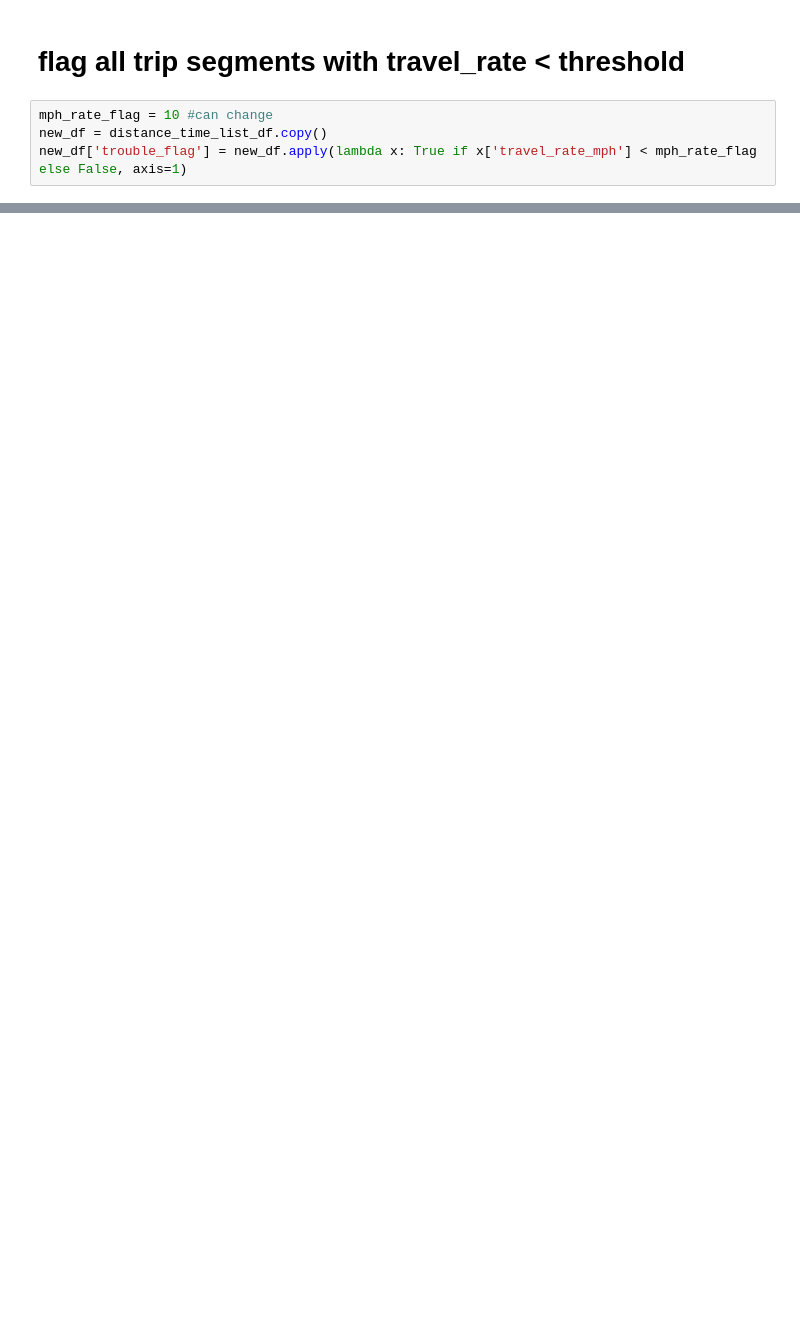
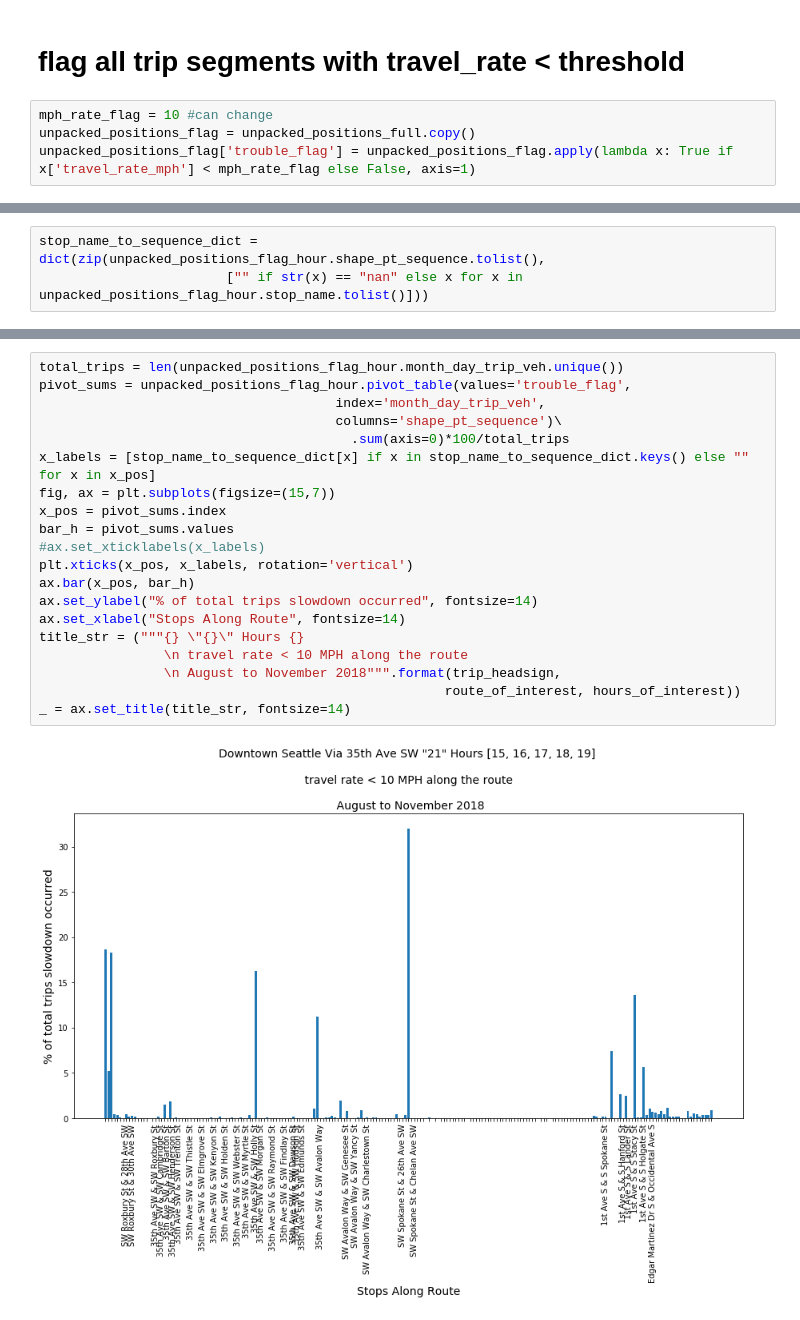
Before and after one commit to 350Seattle-Transportation-Team/gtfs-realtime, a Jupyter notebook: route_shape_process/03_calc_route_slowzone.ipynb, the cells around one changed output, grey strips where cells are left out. Drawn from its saved outputs; the diff is of its cells as text; blank space fills up the shorter version.

```diff
--- a/route_shape_process/03_calc_route_slowzone.ipynb
+++ b/route_shape_process/03_calc_route_slowzone.ipynb
@@ -159,5 +53,5 @@ if __name__ == "__main__":
 # flag all trip segments with travel_rate < threshold
 # %%
 mph_rate_flag = 10 #can change
-new_df = distance_time_list_df.copy()
-new_df['trouble_flag'] = new_df.apply(lambda x: True if x['travel_rate_mph'] < mph_rate_flag else False, axis=1)
+unpacked_positions_flag = unpacked_positions_full.copy()
+unpacked_positions_flag['trouble_flag'] = unpacked_positions_flag.apply(lambda x: True if x['travel_rate_mph'] < mph_rate_flag else False, axis=1)
@@ -177,0 +69,3 @@ new_df_true.head(3)
+# %%
+stop_name_to_sequence_dict = dict(zip(unpacked_positions_flag_hour.shape_pt_sequence.tolist(),
+                        ["" if str(x) == "nan" else x for x in unpacked_positions_flag_hour.stop_name.tolist()]))
@@ -177,0 +74,22 @@ new_df_true.head(3)
+# %%
+total_trips = len(unpacked_positions_flag_hour.month_day_trip_veh.unique())
+pivot_sums = unpacked_positions_flag_hour.pivot_table(values='trouble_flag',
+                                      index='month_day_trip_veh',
+                                      columns='shape_pt_sequence')\
+                                        .sum(axis=0)*100/total_trips
+x_labels = [stop_name_to_sequence_dict[x] if x in stop_name_to_sequence_dict.keys() else "" for x in x_pos]
+fig, ax = plt.subplots(figsize=(15,7))
+x_pos = pivot_sums.index
+bar_h = pivot_sums.values
+#ax.set_xticklabels(x_labels)
+plt.xticks(x_pos, x_labels, rotation='vertical')
+ax.bar(x_pos, bar_h)
+ax.set_ylabel("% of total trips slowdown occurred", fontsize=14)
+ax.set_xlabel("Stops Along Route", fontsize=14)
+title_str = ("""{} \"{}\" Hours {}
+                \n travel rate < 10 MPH along the route
+                \n August to November 2018""".format(trip_headsign,
+                                                    route_of_interest, hours_of_interest))
+_ = ax.set_title(title_str, fontsize=14)
+# %% [output]
+[figure, added]
```
Also changed, not shown: parts of 67 cells of this notebook, 2 other files.
